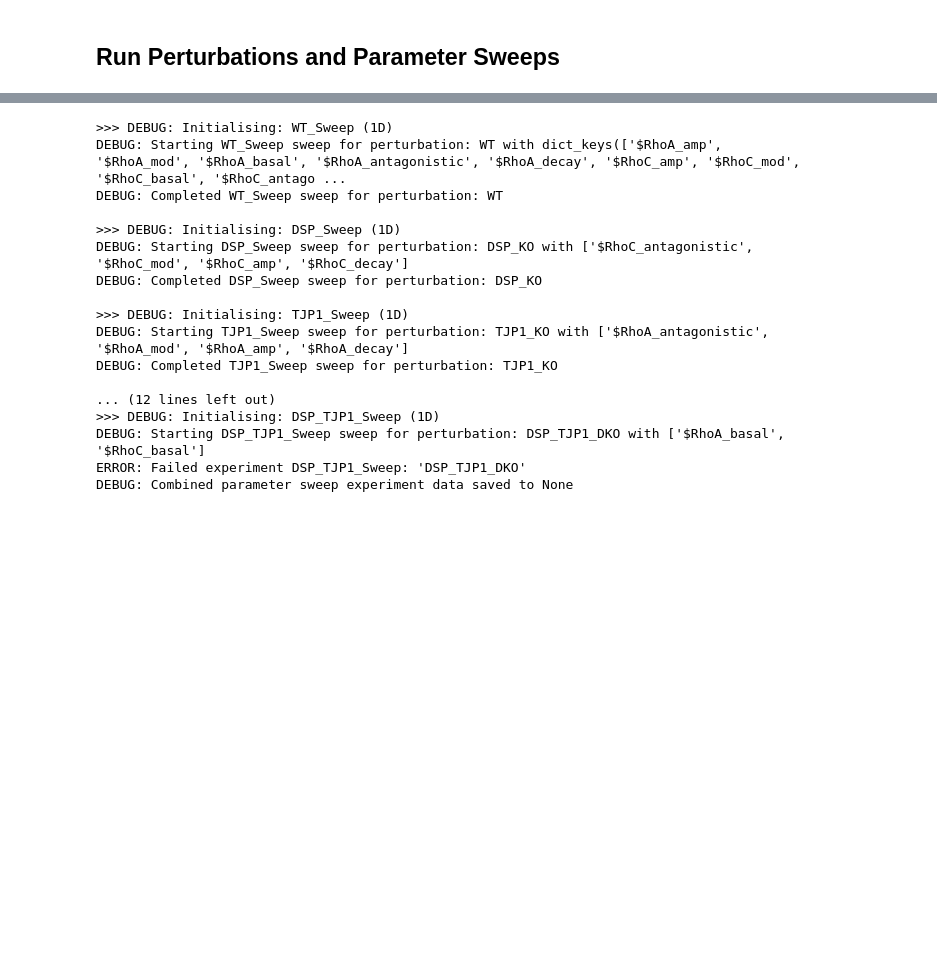
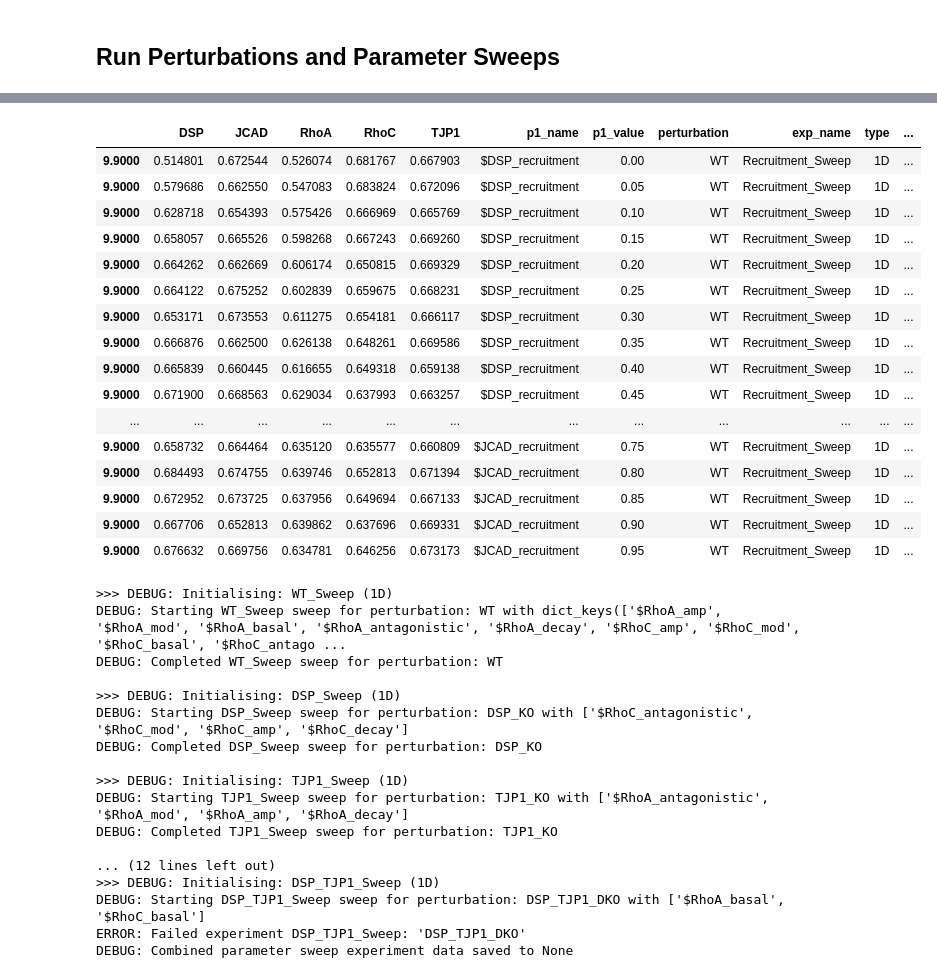
Before and after one commit to emilieyuu/endotehelial-masboss, a Jupyter notebook: notebooks/06_runs_final.ipynb, the cells around one changed output, grey strips where cells are left out. Cells and saved outputs as stored; diff of their text form; code cells hidden in the pictures; blank space fills up the shorter version.

```diff
--- a/notebooks/06_runs_final.ipynb
+++ b/notebooks/06_runs_final.ipynb
@@ -82,3 +87,23 @@ DEBUG: Combined parameter sweep experiment data saved to /Users/emilieyu/endoteh
+# %%
+sweep_recruitment.dropna(axis=1)
+# %% [output]
+|  | DSP | JCAD | RhoA | RhoC | TJP1 | p1_name | p1_value | perturbation | exp_name | type | ... |
+| 9.9000 | 0.514801 | 0.672544 | 0.526074 | 0.681767 | 0.667903 | $DSP_recruitment | 0.00 | WT | Recruitment_Sweep | 1D | ... |
+| 9.9000 | 0.579686 | 0.662550 | 0.547083 | 0.683824 | 0.672096 | $DSP_recruitment | 0.05 | WT | Recruitment_Sweep | 1D | ... |
+| 9.9000 | 0.628718 | 0.654393 | 0.575426 | 0.666969 | 0.665769 | $DSP_recruitment | 0.10 | WT | Recruitment_Sweep | 1D | ... |
+| 9.9000 | 0.658057 | 0.665526 | 0.598268 | 0.667243 | 0.669260 | $DSP_recruitment | 0.15 | WT | Recruitment_Sweep | 1D | ... |
+| 9.9000 | 0.664262 | 0.662669 | 0.606174 | 0.650815 | 0.669329 | $DSP_recruitment | 0.20 | WT | Recruitment_Sweep | 1D | ... |
+| 9.9000 | 0.664122 | 0.675252 | 0.602839 | 0.659675 | 0.668231 | $DSP_recruitment | 0.25 | WT | Recruitment_Sweep | 1D | ... |
+| 9.9000 | 0.653171 | 0.673553 | 0.611275 | 0.654181 | 0.666117 | $DSP_recruitment | 0.30 | WT | Recruitment_Sweep | 1D | ... |
+| 9.9000 | 0.666876 | 0.662500 | 0.626138 | 0.648261 | 0.669586 | $DSP_recruitment | 0.35 | WT | Recruitment_Sweep | 1D | ... |
+| 9.9000 | 0.665839 | 0.660445 | 0.616655 | 0.649318 | 0.659138 | $DSP_recruitment | 0.40 | WT | Recruitment_Sweep | 1D | ... |
+| 9.9000 | 0.671900 | 0.668563 | 0.629034 | 0.637993 | 0.663257 | $DSP_recruitment | 0.45 | WT | Recruitment_Sweep | 1D | ... |
+| ... | ... | ... | ... | ... | ... | ... | ... | ... | ... | ... | ... |
+| 9.9000 | 0.658732 | 0.664464 | 0.635120 | 0.635577 | 0.660809 | $JCAD_recruitment | 0.75 | WT | Recruitment_Sweep | 1D | ... |
+| 9.9000 | 0.684493 | 0.674755 | 0.639746 | 0.652813 | 0.671394 | $JCAD_recruitment | 0.80 | WT | Recruitment_Sweep | 1D | ... |
+| 9.9000 | 0.672952 | 0.673725 | 0.637956 | 0.649694 | 0.667133 | $JCAD_recruitment | 0.85 | WT | Recruitment_Sweep | 1D | ... |
+| 9.9000 | 0.667706 | 0.652813 | 0.639862 | 0.637696 | 0.669331 | $JCAD_recruitment | 0.90 | WT | Recruitment_Sweep | 1D | ... |
+| 9.9000 | 0.676632 | 0.669756 | 0.634781 | 0.646256 | 0.673173 | $JCAD_recruitment | 0.95 | WT | Recruitment_Sweep | 1D | ... |
 # %%
 sweep_1d = run_sweeps(base_model, sweep_cfg, sim_cfg, target_type='1D')
 # %% [output]
```
Also changed, not shown: parts of 3 cells of this notebook, 2 other files.
